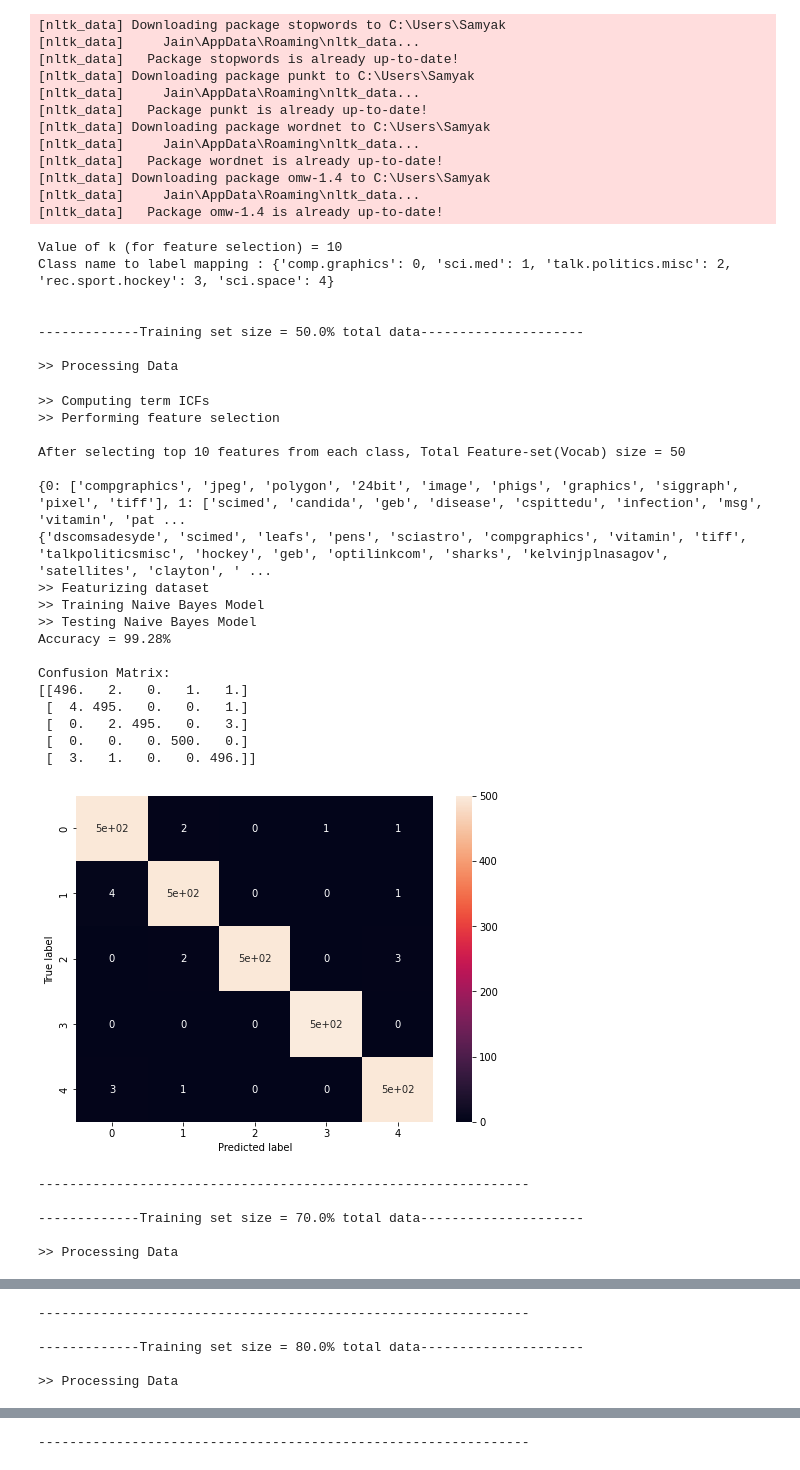
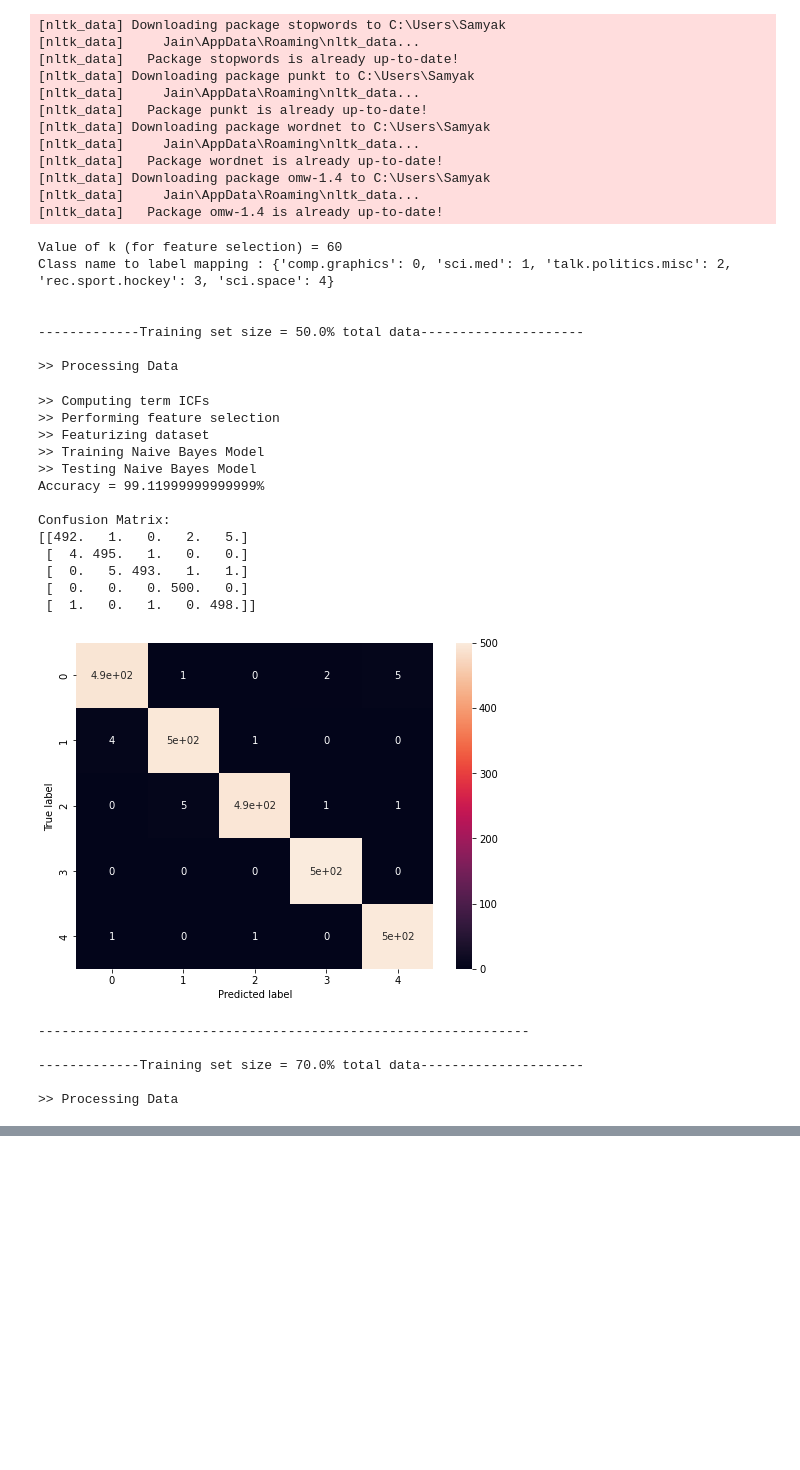
Before and after one commit to samyak19098/IR2022_A2_62, a Jupyter notebook: Q3/Q3.ipynb, the cells around one changed output, grey strips where cells are left out. Cells and saved outputs as stored; diff of their text form; code cells hidden in the pictures; blank space fills up the shorter version.

```diff
--- a/Q3/Q3.ipynb
+++ b/Q3/Q3.ipynb
@@ -117,7 +115,11 @@ def preprocess(text):
         if(ctok != ""):
             cleaned_toks.append(ctok)
 
-    final_tokens = [tok for tok in cleaned_toks]
+    #stemming
+    stemmer = nltk.PorterStemmer()
+    final_tokens = [stemmer.stem(tok) for tok in cleaned_toks]
+
+    # final_tokens = [tok for tok in cleaned_toks]
 
     return final_tokens
 # %%
@@ -352,41 +354,37 @@ def run_question3(train_ratio, k):
 # %%
 
 train_ratios = [0.5, 0.7, 0.8]
 k = int(input("Enter the value of k : "))
 print(f"Value of k (for feature selection) = {k}")
 print(f"Class name to label mapping : {class_name_to_label}\n")
 for i in range(len(train_ratios)):
+    # random.seed()
     print(f"\n-------------Training set size = {train_ratios[i] * 100}% total data---------------------\n")
     accuracy, conf_matrix = run_question3(train_ratios[i], k)
-    plot_confusion_matrix(conf_matrix, f"conf_matrix_k_{k}_train_{train_ratios[i]}.png")
+    plot_confusion_matrix(conf_matrix, f"conf_matrix_k_{k}_train_{i}.png", save=True)
     print("\n---------------------------------------------------------------")
 # %% [output]
-Value of k (for feature selection) = 10
+Value of k (for feature selection) = 60
 Class name to label mapping : {'comp.graphics': 0, 'sci.med': 1, 'talk.politics.misc': 2, 'rec.sport.hockey': 3, 'sci.space': 4}
 
 
 -------------Training set size = 50.0% total data---------------------
 
 >> Processing Data
 >> Computing term ICFs
 >> Performing feature selection
-
-After selecting top 10 features from each class, Total Feature-set(Vocab) size = 50
-
-{0: ['compgraphics', 'jpeg', 'polygon', '24bit', 'image', 'phigs', 'graphics', 'siggraph', 'pixel', 'tiff'], 1: ['scimed', 'candida', 'geb', 'disease', 'cspittedu', 'infection', 'msg', 'vitamin', 'pat ...
-{'dscomsadesyde', 'scimed', 'leafs', 'pens', 'sciastro', 'compgraphics', 'vitamin', 'tiff', 'talkpoliticsmisc', 'hockey', 'geb', 'optilinkcom', 'sharks', 'kelvinjplnasagov', 'satellites', 'clayton', ' ...
 >> Featurizing dataset
 >> Training Naive Bayes Model
 >> Testing Naive Bayes Model
-Accuracy = 99.28%
+Accuracy = 99.11999999999999%
 
 Confusion Matrix:
-[[496.   2.   0.   1.   1.]
- [  4. 495.   0.   0.   1.]
- [  0.   2. 495.   0.   3.]
+[[492.   1.   0.   2.   5.]
+ [  4. 495.   1.   0.   0.]
+ [  0.   5. 493.   1.   1.]
  [  0.   0.   0. 500.   0.]
- [  3.   1.   0.   0. 496.]]
+ [  1.   0.   1.   0. 498.]]
-[figure, old version]
+[figure, new version]
 ---------------------------------------------------------------
 
 -------------Training set size = 70.0% total data---------------------
@@ -414,5 +392,0 @@ Confusion Matrix:
----------------------------------------------------------------
-
--------------Training set size = 80.0% total data---------------------
-
->> Processing Data
@@ -438 +392,0 @@ Confusion Matrix:
----------------------------------------------------------------
```
Also changed, not shown: parts of 2 cells of this notebook, 9 other files.
